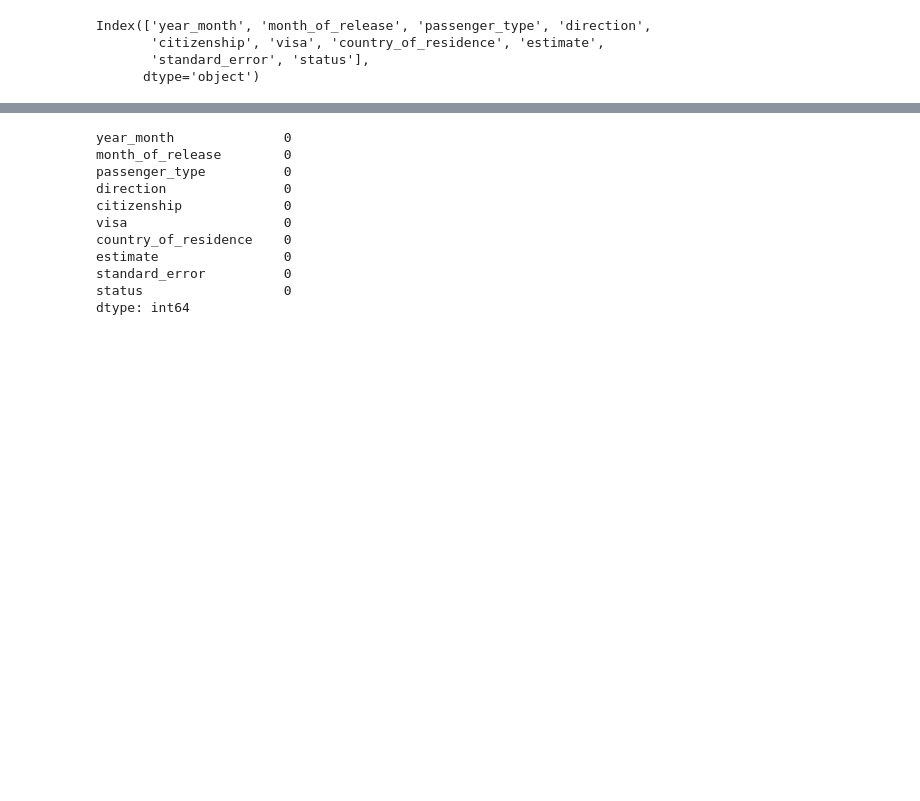
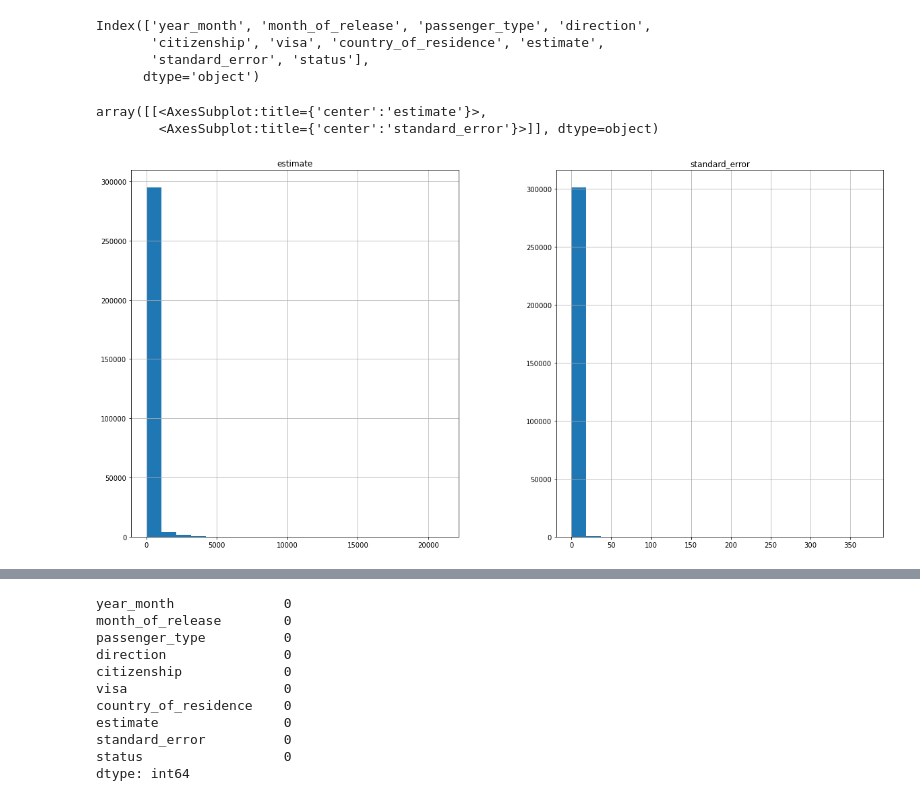
Before and after one commit to Nuh-Thierry/Project-Analyste, a Jupyter notebook: index.ipynb, the cells around one changed output, grey strips where cells are left out. Saved outputs shown, nothing was run; the diff lists cells and outputs as text; code cells hidden in the pictures; blank space fills up the shorter version.

```diff
--- a/index.ipynb
+++ b/index.ipynb
@@ -78,3 +89,9 @@ Index(['year_month', 'month_of_release', 'passenger_type', 'direction',
        'citizenship', 'visa', 'country_of_residence', 'estimate',
        'standard_error', 'status'],
       dtype='object')
+# %%
+data.hist(bins=20, figsize=(20,10))
+# %% [output]
+array([[<AxesSubplot:title={'center':'estimate'}>,
+        <AxesSubplot:title={'center':'standard_error'}>]], dtype=object)
+[figure, added]
```
Also changed, not shown: parts of 12 cells of this notebook.
